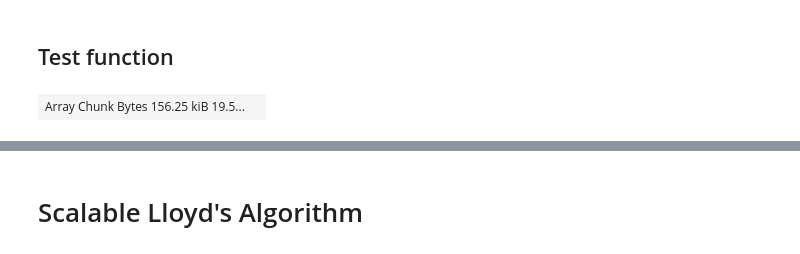
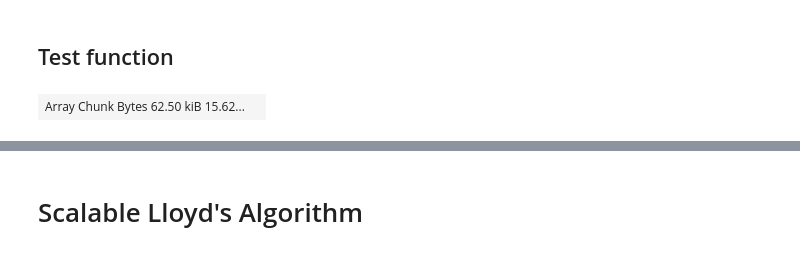
Before and after one commit to ElHuaco/Distributed-k-means, a Jupyter notebook: src/dask/notebooks/OUR CODE/Main.ipynb, the cells around one changed output, grey strips where cells are left out. Cells and saved outputs as stored; diff of their text form; code cells hidden in the pictures.

```diff
--- a/src/dask/notebooks/OUR CODE/Main.ipynb
+++ b/src/dask/notebooks/OUR CODE/Main.ipynb
@@ -97,19 +226,11 @@ import sklearn.cluster
 # %% [markdown]
 ## Test function
 # %%
-def get_chunks(X, mem_usage=0.6):
-    num_workers = 0
-    memory_worker = np.array([])
-    for i in client.scheduler_info()['workers']:
-        memory_worker = np.append(memory_worker, client.scheduler_info()['workers'][i]['memory_limit'])
-        num_workers += 1
-    return np.max((int(X.nbytes/(memory_worker.min()*mem_usage)) + 1, int(len(X)/num_workers)))
-
-
-#X, y = dask_ml.datasets.make_blobs(10000,n_features=2 ,centers=4, chunks=8)
-X = sklearn.datasets.fetch_kddcup99().data
-X = X.rechunk(get_chunks(X))
-X.persist()
+n_workers=len(client.scheduler_info()['workers'])
+N=4000
+n_feat=2
+data, labels = dask_ml.datasets.make_blobs(N,n_features=n_feat ,centers=5, chunks=(N/n_workers,n_feat))
+data.persist()
 # %% [output]
-| Array Chunk Bytes 156.25 kiB 19.5... |  |
+| Array Chunk Bytes 62.50 kiB 15.62... |  |
 # %%
```
Also changed, not shown: parts of 29 cells of this notebook, 12 other files.
